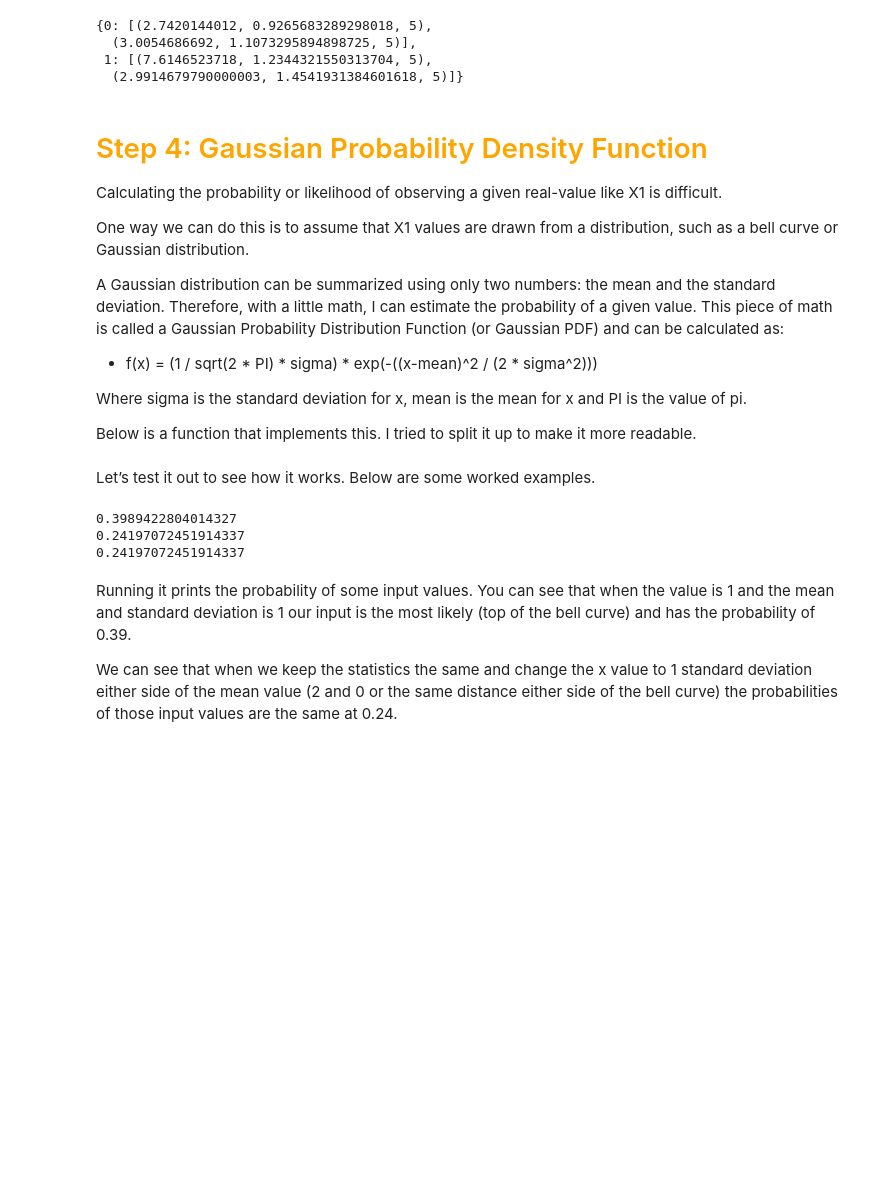
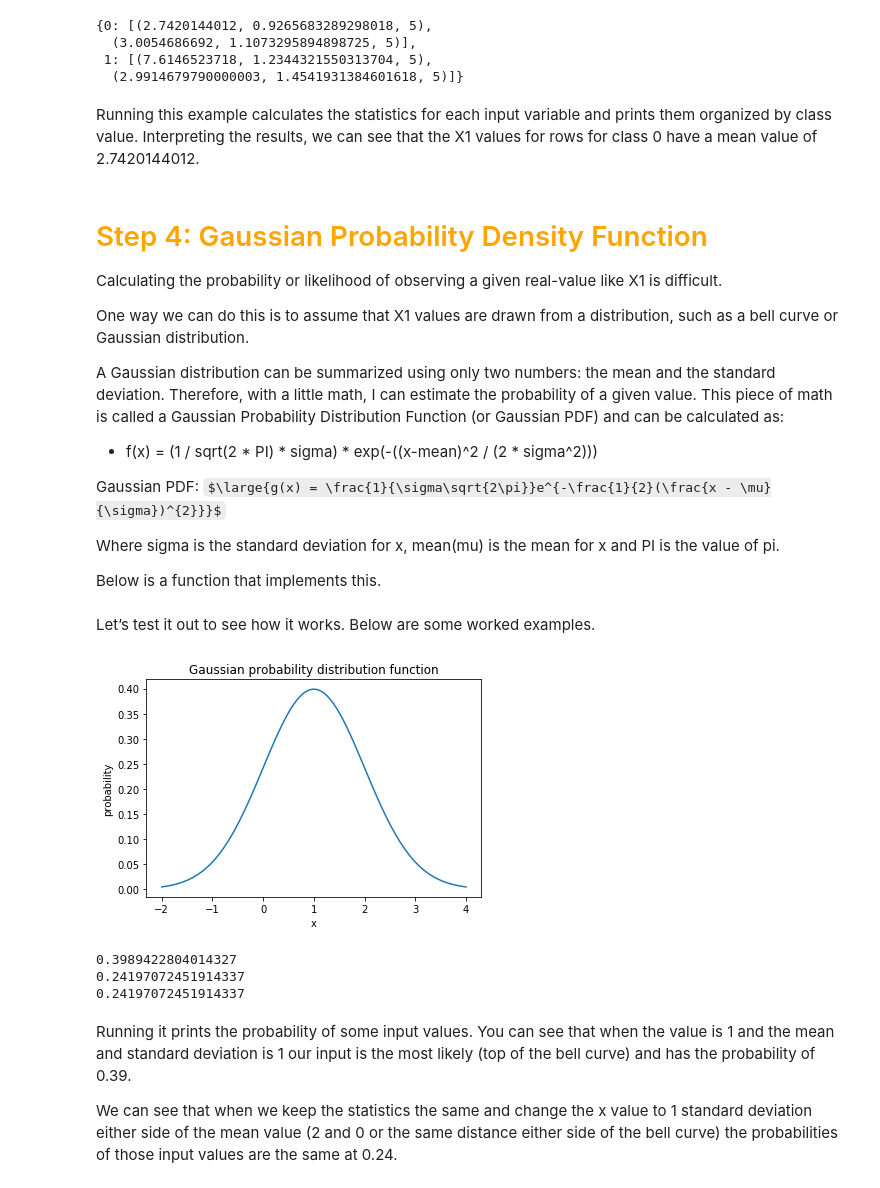
Before and after one commit to BlinkDrink/Naive-Bayes-Classifier, a Jupyter notebook: Naive-Bayes-Classifier.ipynb, the cells around one changed output. Saved outputs shown, nothing was run; the diff lists cells and outputs as text; code cells hidden in the pictures; some formulas as TeX source; blank space fills up the shorter version.

```diff
--- a/Naive-Bayes-Classifier.ipynb
+++ b/Naive-Bayes-Classifier.ipynb
@@ -502,7 +498,6 @@ Below is a small function named standard_deviation() that calculates the standar
 # %%
 # Calculate the standard deviation of a list of numbers
-def stdev(numbers):
-    avg = mean(numbers)
+def stdev(numbers, avg):
     variance = sum([(x-avg)**2 for x in numbers]) / float(len(numbers)-1)
     return sqrt(variance)
 # %% [markdown]
@@ -552,6 +547,8 @@ summarize_by_class(dataset)
   (3.0054686692, 1.1073295894898725, 5)],
  1: [(7.6146523718, 1.2344321550313704, 5),
   (2.9914679790000003, 1.4541931384601618, 5)]}
+# %% [markdown]
+Running this example calculates the statistics for each input variable and prints them organized by class value. Interpreting the results, we can see that the X1 values for rows for class 0 have a mean value of 2.7420144012.
 # %% [markdown]
 <h1 style="color: orange">Step 4: Gaussian Probability Density Function</h1>
 
@@ -563,27 +560,45 @@ A Gaussian distribution can be summarized using only two numbers: the mean and t
 
 - f(x) = (1 / sqrt(2 * PI) * sigma) * exp(-((x-mean)^2 / (2 * sigma^2)))
 
-Where sigma is the standard deviation for x, mean is the mean for x and PI is the value of pi.
 
-Below is a function that implements this. I tried to split it up to make it more readable.
+Gaussian PDF: $\large{g(x) = \frac{1}{\sigma\sqrt{2\pi}}e^{-\frac{1}{2}(\frac{x - \mu}{\sigma})^{2}}}$
+
+
+Where sigma is the standard deviation for x, mean(mu) is the mean for x and PI is the value of pi.
+
+Below is a function that implements this.
 # %%
 # Calculate the Gaussian probability distribution function for x
 def calculate_probability(x, mean, stdev):
     exponent = exp(-((x-mean)**2 / (2 * stdev**2 )))
-    return (1 / (sqrt(2 * pi) * stdev)) * exponent
+    gaus = (1 / (sqrt(2 * pi) * stdev)) * exponent
+
+    return gaus
+
+def plot_gaus(mu, variance):
+    sigma = sqrt(variance)
+    prob = []
+    x = np.linspace(mu - 3*sigma, mu + 3*sigma, 100)
+
+    for i in x:
+        prob.append(calculate_probability(i, mu, variance))
+
+    plt.plot(x, prob)
+    plt.title("Gaussian probability distribution function")
+    plt.xlabel("x")
+    plt.ylabel("probability")
+    plt.show()
 # %% [markdown]
 Let’s test it out to see how it works. Below are some worked examples.
 # %%
-# Calculate the Gaussian probability distribution function for x
-def calculate_probability(x, mean, stdev):
-    exponent = exp(-((x-mean)**2 / (2 * stdev**2 )))
-    return (1 / (sqrt(2 * pi) * stdev)) * exponent
+plot_gaus(1,1)
 
 # Test Gaussian PDF
 print(calculate_probability(1.0, 1.0, 1.0))
 print(calculate_probability(2.0, 1.0, 1.0))
 print(calculate_probability(0.0, 1.0, 1.0))
 # %% [output]
+[figure, added]
 0.3989422804014327
 0.24197072451914337
 0.24197072451914337
```
Also changed, not shown: parts of 13 cells of this notebook.
